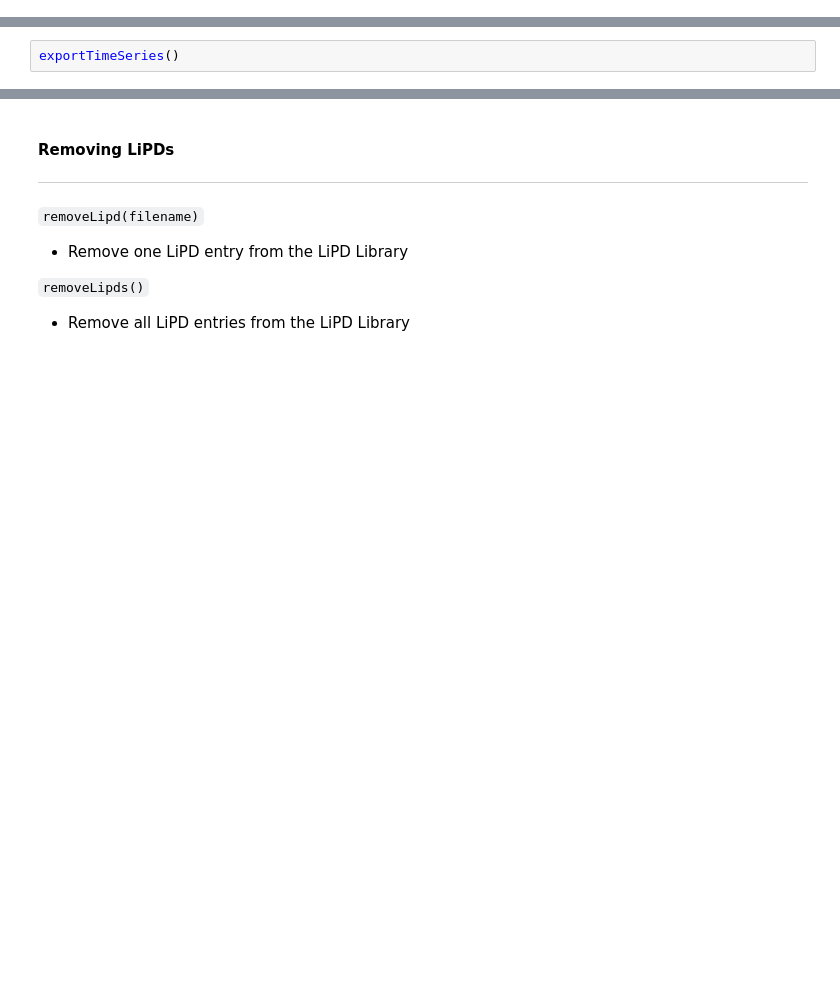
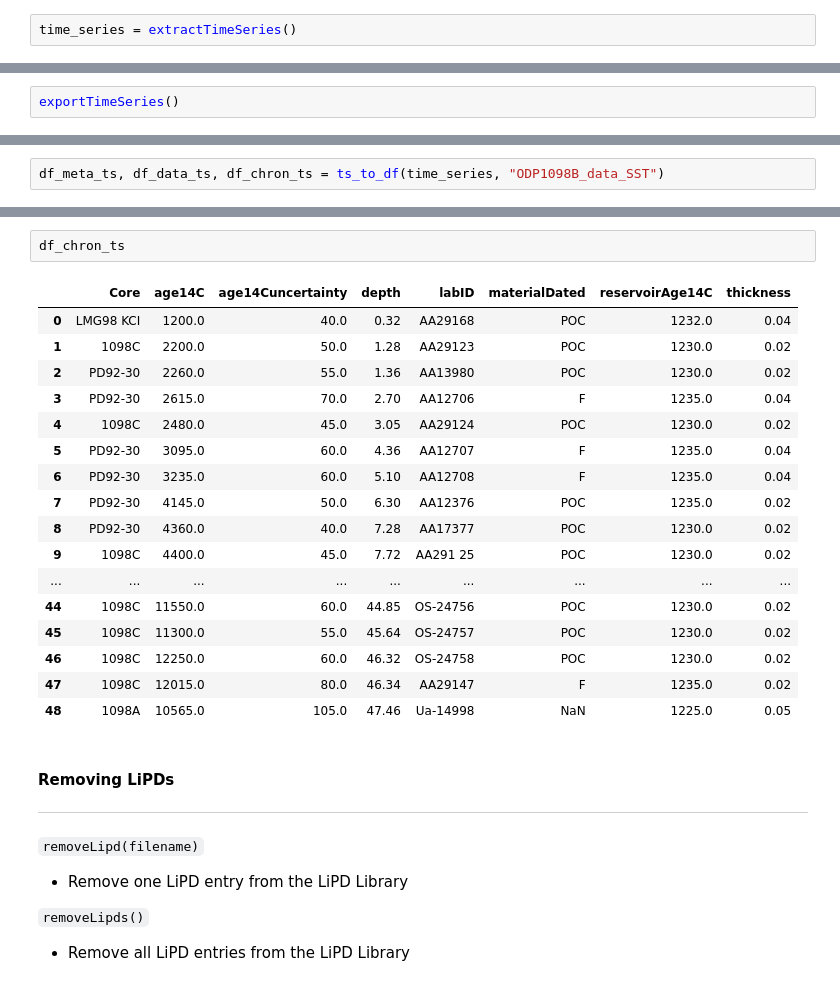
Before and after one commit to nickmckay/LiPD-utilities, a Jupyter notebook: Python/lipd/files/Welcome LiPD - Quickstart.ipynb, the cells around one changed output, grey strips where cells are left out. Drawn from its saved outputs; the diff is of its cells as text; blank space fills up the shorter version.

```diff
--- a/Python/lipd/files/Welcome LiPD - Quickstart.ipynb
+++ b/Python/lipd/files/Welcome LiPD - Quickstart.ipynb
@@ -308,0 +309,2 @@ extractTimeSeries()
+# %%
+time_series = extractTimeSeries()
@@ -314,0 +433,2 @@ exportTimeSeries()
+# %%
+df_meta_ts, df_data_ts, df_chron_ts = ts_to_df(time_series, "ODP1098B_data_SST")
@@ -315,3 +478,23 @@ exportTimeSeries()
+# %%
+df_chron_ts
+# %% [output]
+|  | Core | age14C | age14Cuncertainty | depth | labID | materialDated | reservoirAge14C | thickness |
+| 0 | LMG98 KCI | 1200.0 | 40.0 | 0.32 | AA29168 | POC | 1232.0 | 0.04 |
+| 1 | 1098C | 2200.0 | 50.0 | 1.28 | AA29123 | POC | 1230.0 | 0.02 |
+| 2 | PD92-30 | 2260.0 | 55.0 | 1.36 | AA13980 | POC | 1230.0 | 0.02 |
+| 3 | PD92-30 | 2615.0 | 70.0 | 2.70 | AA12706 | F | 1235.0 | 0.04 |
+| 4 | 1098C | 2480.0 | 45.0 | 3.05 | AA29124 | POC | 1230.0 | 0.02 |
+| 5 | PD92-30 | 3095.0 | 60.0 | 4.36 | AA12707 | F | 1235.0 | 0.04 |
+| 6 | PD92-30 | 3235.0 | 60.0 | 5.10 | AA12708 | F | 1235.0 | 0.04 |
+| 7 | PD92-30 | 4145.0 | 50.0 | 6.30 | AA12376 | POC | 1235.0 | 0.02 |
+| 8 | PD92-30 | 4360.0 | 40.0 | 7.28 | AA17377 | POC | 1230.0 | 0.02 |
+| 9 | 1098C | 4400.0 | 45.0 | 7.72 | AA291 25 | POC | 1230.0 | 0.02 |
+| ... | ... | ... | ... | ... | ... | ... | ... | ... |
+| 44 | 1098C | 11550.0 | 60.0 | 44.85 | OS-24756 | POC | 1230.0 | 0.02 |
+| 45 | 1098C | 11300.0 | 55.0 | 45.64 | OS-24757 | POC | 1230.0 | 0.02 |
+| 46 | 1098C | 12250.0 | 60.0 | 46.32 | OS-24758 | POC | 1230.0 | 0.02 |
+| 47 | 1098C | 12015.0 | 80.0 | 46.34 | AA29147 | F | 1235.0 | 0.02 |
+| 48 | 1098A | 10565.0 | 105.0 | 47.46 | Ua-14998 | NaN | 1225.0 | 0.05 |
 # %% [markdown]
 ####  Removing LiPDs <a id="removelipds"></a>
 ----
```
Also changed, not shown: parts of 28 cells of this notebook, 5 other files.
